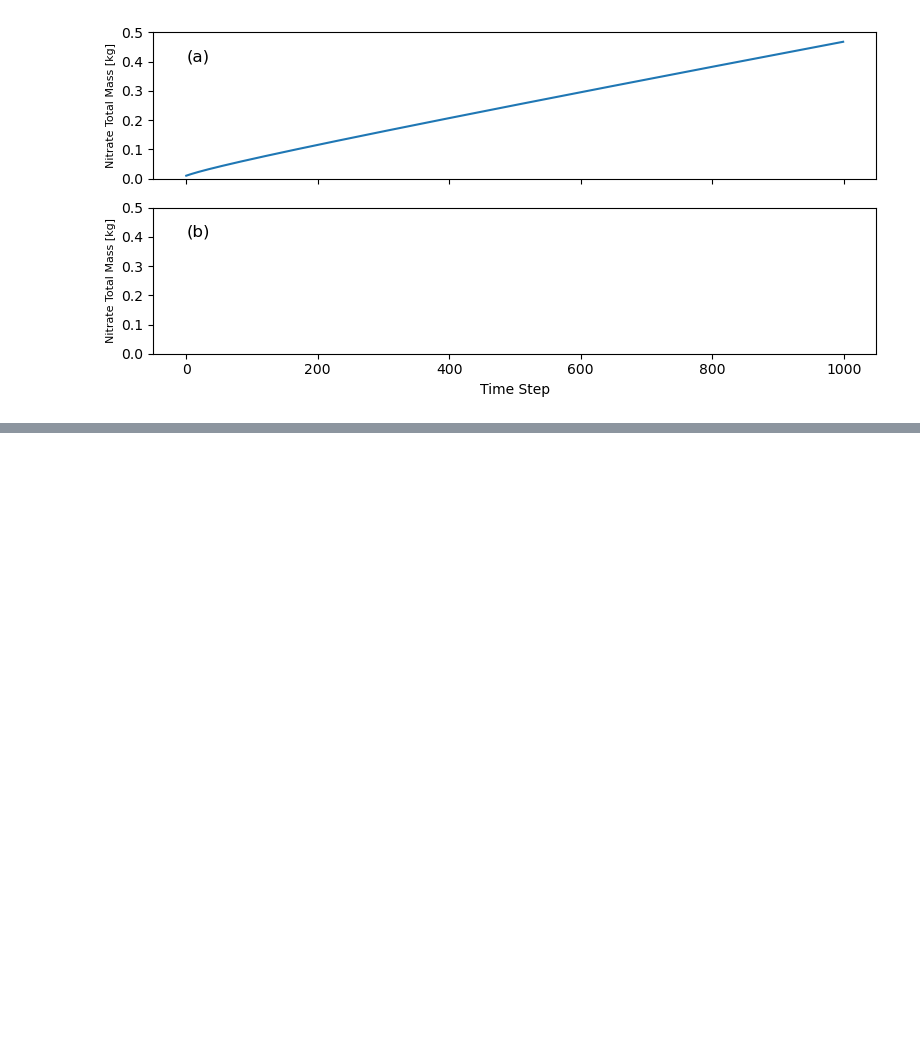
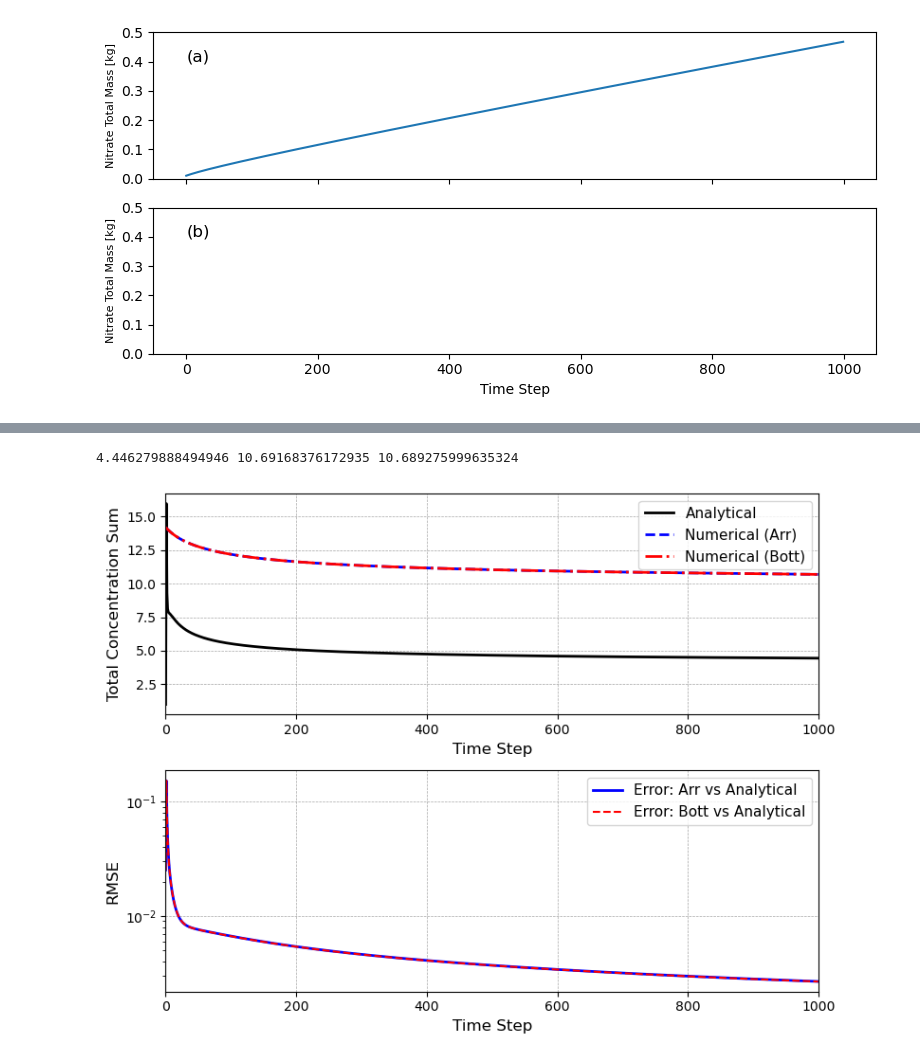
Before and after one commit to Haechan-Kimm/EOSC511-TheDeepThinkers, a Jupyter notebook: 2D visulization/Visulization.ipynb, the cells around one changed output, grey strips where cells are left out. Cells and saved outputs as stored; diff of their text form; code cells hidden in the pictures; blank space fills up the shorter version.

```diff
--- a/2D visulization/Visulization.ipynb
+++ b/2D visulization/Visulization.ipynb
@@ -248,0 +507,59 @@ We will use **One Time Input** and **Infinate boundary** to get our analytical s
+# %%
+# Error and total concentration vs time
+
+import numpy as np
+import matplotlib.pyplot as plt
+
+
+n_time_steps = c_analytical.shape[0]
+time_axis = np.arange(n_time_steps)
+
+# Get rig od ghost grids
+c_bott_aligned = c_bott[:n_time_steps, 2:-2, :]
+
+# total concentration
+sum_analytical = np.sum(c_analytical, axis=(1, 2))
+sum_arr = np.sum(c_arr[:n_time_steps, :, :], axis=(1, 2))
+sum_bott = np.sum(c_bott_aligned, axis=(1, 2))
+
+# calculate rmse
+rmse_arr = np.sqrt(np.mean((c_arr[:n_time_steps, :, :] - c_analytical)**2, axis=(1, 2)))
+rmse_bott = np.sqrt(np.mean((c_bott_aligned - c_analytical)**2, axis=(1, 2)))
+
+# visualization
+fig, (ax1, ax2) = plt.subplots(2, 1, figsize=(8, 6))
+
+# concentration vs time
+ax1.plot(time_axis, sum_analytical, label='Analytical', color='black', linewidth=2, linestyle='-')
+ax1.plot(time_axis, sum_arr, label='Numerical (Arr)', color='blue', linewidth=2, linestyle='--')
+ax1.plot(time_axis, sum_bott, label='Numerical (Bott)', color='red', linewidth=2, linestyle='-.')
+
+# ax1.set_title('Total Concentration vs. Time\n(Check for Mass Conservation)', fontsize=14)
+ax1.set_xlabel('Time Step', fontsize=12)
+ax1.set_ylabel('Total Concentration Sum', fontsize=12)
+ax1.grid(True, color='grey', linestyle='--', linewidth=0.5, alpha=0.7)
+ax1.legend(fontsize=11)
+
+print(sum_analytical[-1], sum_arr[-1], sum_bott[-1])
+
+# error vs time
+ax1.set_xlim([0, n_time_steps])
+
+ax2.plot(time_axis, rmse_arr, label='Error: Arr vs Analytical', color='blue', linewidth=2)
+ax2.plot(time_axis, rmse_bott, label='Error: Bott vs Analytical', color='red', linewidth=1.5,linestyle='--')
+
+# ax2.set_title('Root Mean Square Error (RMSE) vs. Time', fontsize=14)
+ax2.set_xlabel('Time Step', fontsize=12)
+ax2.set_ylabel('RMSE', fontsize=12)
+ax2.grid(True, color='grey', linestyle='--', linewidth=0.5, alpha=0.7)
+ax2.legend(fontsize=11)
+ax2.set_xlim([0, n_time_steps])
+
+
+ax2.set_yscale('log')
+
+plt.tight_layout()
+plt.show()
+# %% [output]
+4.446279888494946 10.69168376172935 10.689275999635324
+[figure, added]
```
Also changed, not shown: parts of 29 cells of this notebook, 9 other files.
